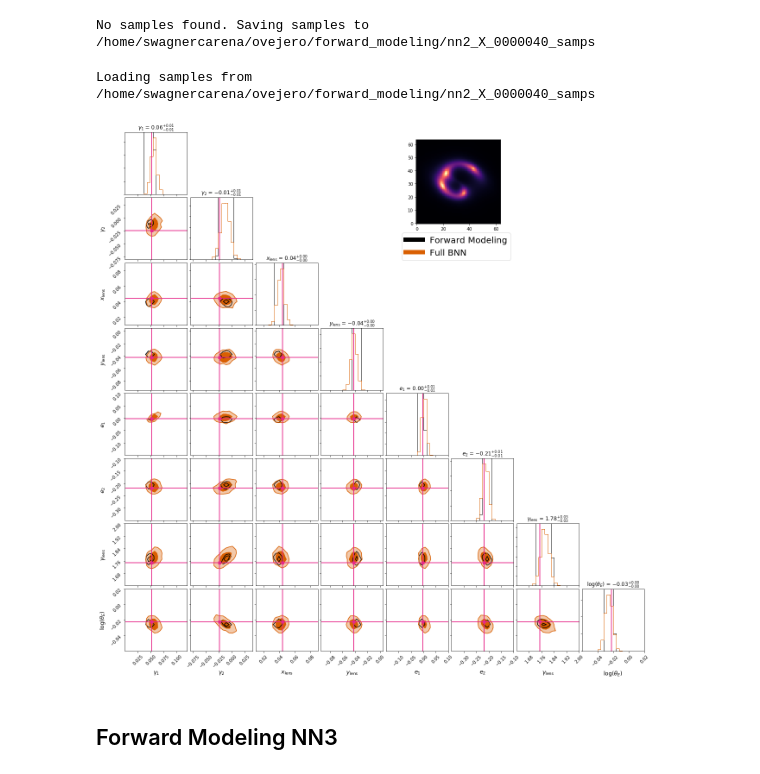
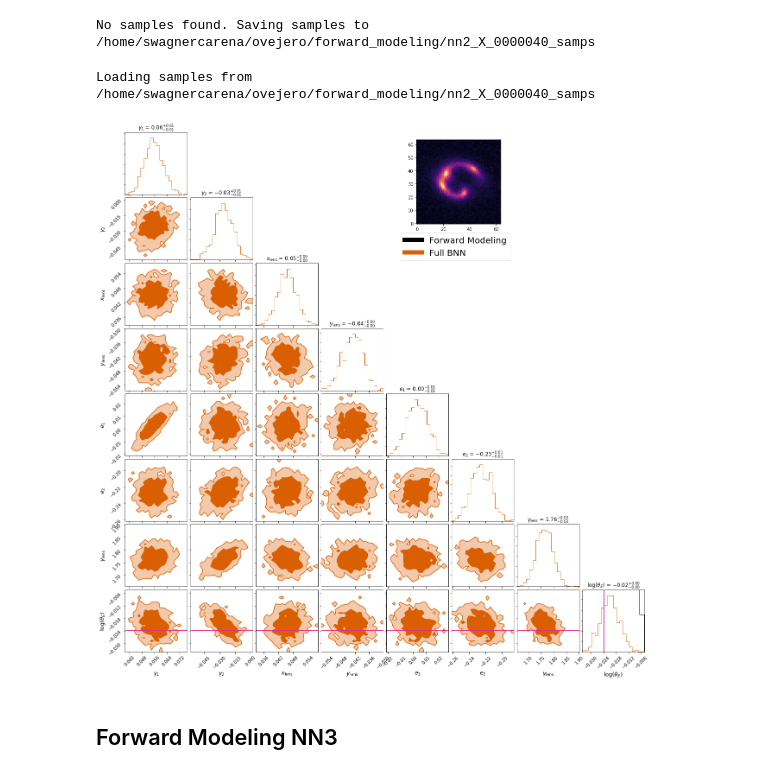
Before and after one commit to swagnercarena/ovejero, a Jupyter notebook: models/Forward_Modeling_Comparison.ipynb, the cells around one changed output. Drawn from its saved outputs; the diff is of its cells as text; code cells hidden in the pictures.

Commit message:
running forward modeling notebook with gpus

```diff
--- a/models/Forward_Modeling_Comparison.ipynb
+++ b/models/Forward_Modeling_Comparison.ipynb
@@ -107,7 +111,7 @@ NameError: name 'num_samples' is not defined
 # %% [markdown]
 ## Forward Modeling NN2
 # %%
-config_path = root_path + 'configs/nn2_lr.json'
+config_path = root_path + 'configs/nn2_slr.json'
 cfg = model_trainer.load_config(config_path)
 recursive_str_checker(cfg)
 
@@ -115,7 +119,9 @@ fow_model = forward_modeling.ForwardModel(cfg)
 image_index = 40
 fow_model.select_image(image_index)
 n_walkers = 50
-save_path_chains = os.path.join(root_path,'forward_modeling/%s.h5'%(fow_model.image_dict['img_filename'][:-4]))
+save_path_chains = os.path.join(root_path,'forward_modeling/%s.h5'%(fow_model.true_values['img_filename'][:-4]))
 fow_model.initialize_sampler(n_walkers,save_path_chains)
+n_samps = 2
+fow_model.run_sampler(n_samps)
 # %% [output]
 Is model built: True
@@ -132,20 +142,18 @@ Optimizing the following parameters:
 # %%
 num_samples = 1000
-sample_save_dir = os.path.join(root_path,'forward_modeling/nn2_%s_samps'%(fow_model.image_dict['img_filename'][:-4]))
+sample_save_dir = os.path.join(root_path,'forward_modeling/nn2_%s_samps'%(fow_model.true_values['img_filename'][:-4]))
 mmd_full = fow_model.calculate_p_MMD(burnin,num_samples,sample_save_dir=sample_save_dir)
 # %% [output]
 No samples found. Saving samples to /home/swagnercarena/ovejero/forward_modeling/nn2_X_0000040_samps
 # %%
 # Now let's look at the corner plot of the parameters we care about (the lens parameters)
 color_map = ['#000000','#d95f02']
 truth_color = '#e7298a'
-plot_limits = [(0.00,0.12),(-0.08,0.04),(0.01,0.09),(-0.095,0.005),(-0.15,0.10),(-0.35,-0.10),(1.6,2.0),
-              (-0.06,0.02)]
 fow_model.plot_posterior_contours(burnin,num_samples,sample_save_dir=sample_save_dir,color_map=color_map,
-                                 plot_limits=plot_limits,truth_color=truth_color)
+                                 plot_limits=None,truth_color=truth_color)
 # %% [output]
 Loading samples from /home/swagnercarena/ovejero/forward_modeling/nn2_X_0000040_samps
-[figure, old version]
+[figure, new version]
 # %% [markdown]
 ## Forward Modeling NN3
 # %%
```
Also changed, not shown: parts of 9 cells of this notebook.
